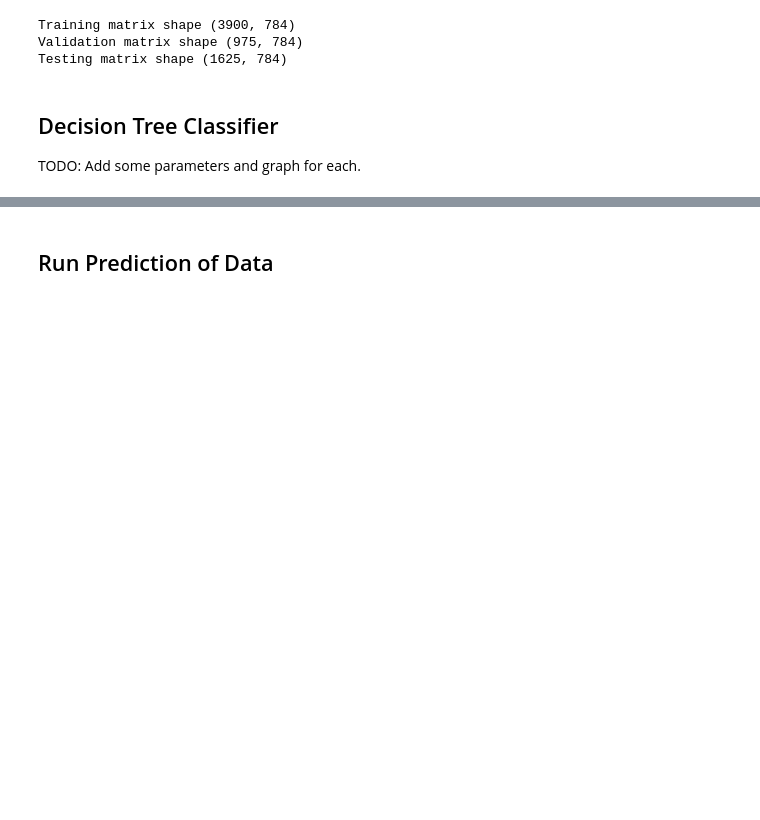
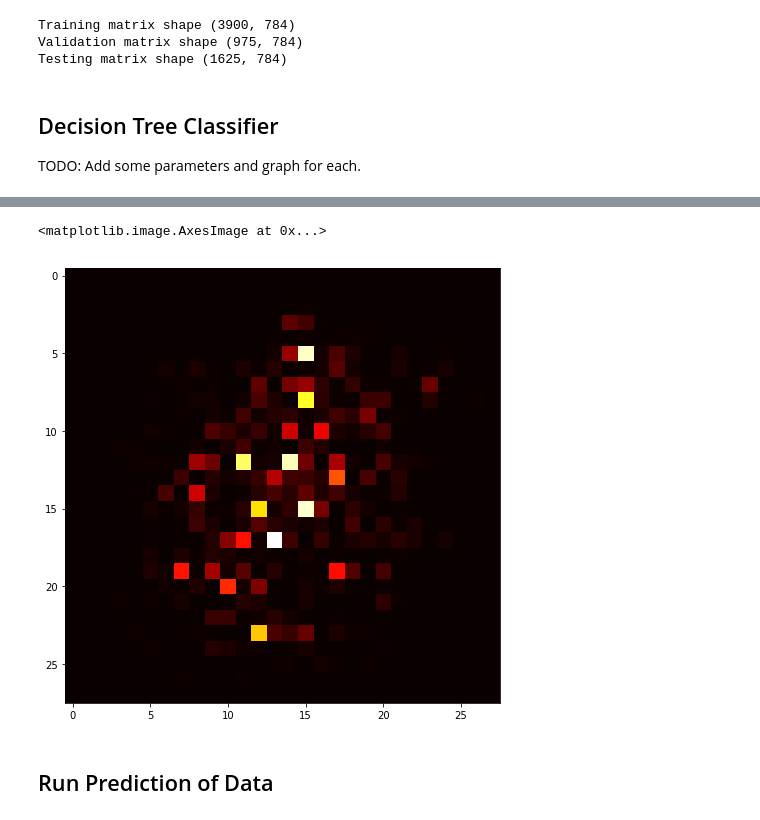
Before and after one commit to diggerdata/MNIST_TSN, a Jupyter notebook: Decision Tree.ipynb, the cells around one changed output, grey strips where cells are left out. Cells and saved outputs as stored; diff of their text form; code cells hidden in the pictures; blank space fills up the shorter version.

```diff
--- a/Decision Tree.ipynb
+++ b/Decision Tree.ipynb
@@ -74,3 +74,12 @@ Time elapsed: 0.36s
+# %%
+importances = clf_dt.feature_importances_
+indices = np.argsort(importances)[::-1]
+heat = importances.reshape(28,28)
+plt.figure(figsize=(8,8))
+plt.imshow(heat, cmap='hot', interpolation='nearest')
+# %% [output]
+<matplotlib.image.AxesImage at 0x...>
+[figure, added]
 # %% [markdown]
 ## Run Prediction of Data
 # %%
```
Also changed, not shown: parts of 1 cell of this notebook, 1 other file.
